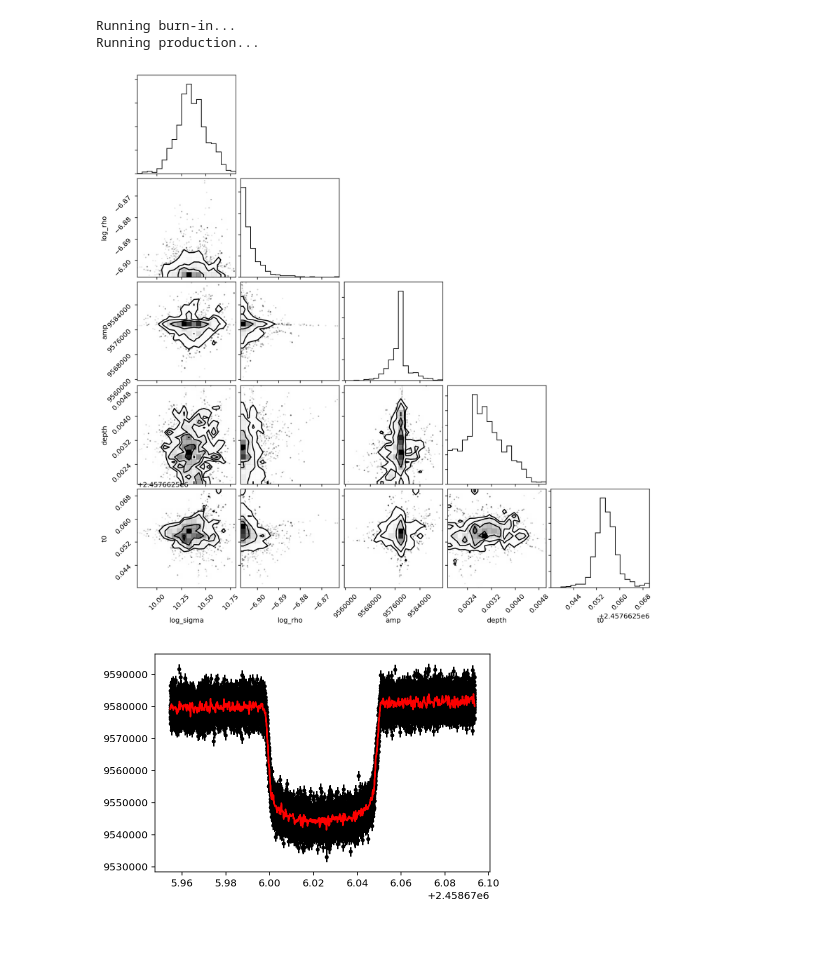
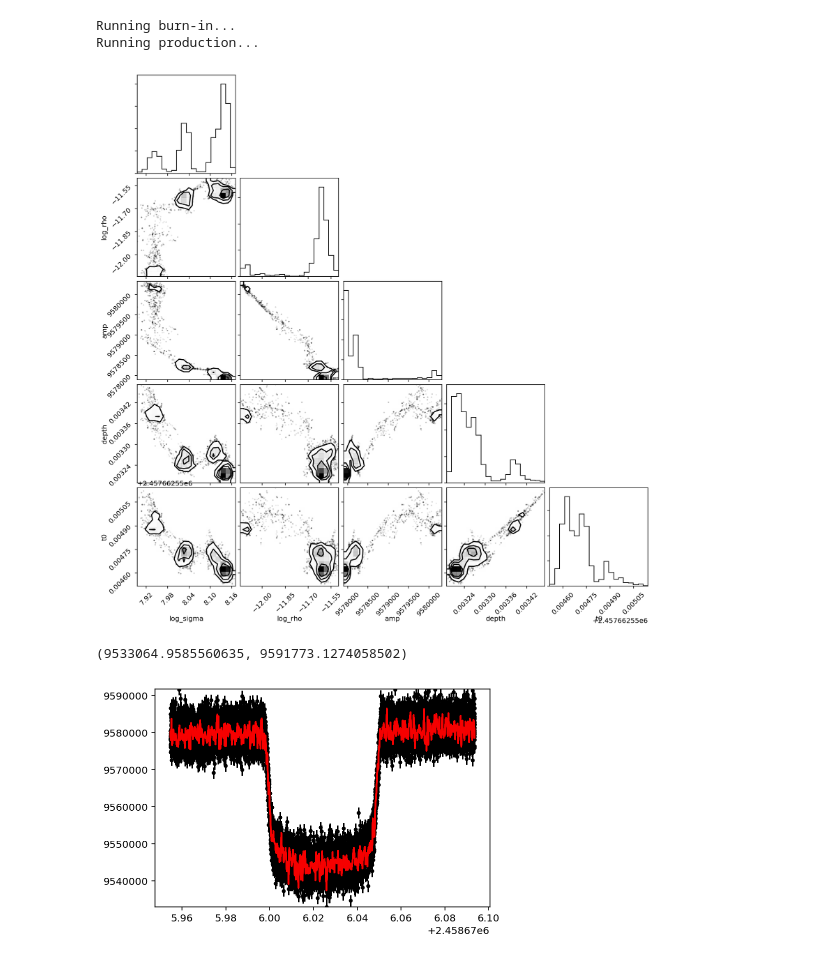
Before and after one commit to bmorris3/libra, a Jupyter notebook: notebooks/archive_fit.ipynb, the cells around one changed output. Saved outputs shown, nothing was run; the diff lists cells and outputs as text; code cells hidden in the pictures.

```diff
--- a/notebooks/archive_fit.ipynb
+++ b/notebooks/archive_fit.ipynb
@@ -54,6 +59,6 @@ with ObservationArchive(run_name, 'a') as obs:
         plt.plot(obs_time, obs_flux, '.')
 
         plt.plot(obs_time, model(result, planet, obs_time), '.')
-
+        mid_transit_answer = obs_planet.attrs['t0']
         plt.show()
 # %% [output]
@@ -161,7 +183,7 @@ yerr = obs_err/2
 
 # Set up the GP model
 kernel = terms.Matern32Term(log_sigma=np.log(obs_err.mean()), log_rho=np.log(0.01),
-                            bounds=dict(log_sigma=(None, None), log_rho=(np.log(0.001), np.log(5))))
+                            bounds=dict(log_sigma=(None, None), log_rho=(-50, None)))
 
 
 # kernel = terms.RealTerm(log_a=-5, log_c=-5)
@@ -212,15 +234,16 @@ def log_probability(params):
 
 initial = np.array(soln.x)
 ndim, nwalkers = len(initial), len(initial) * 2
-sampler = emcee.EnsembleSampler(nwalkers, ndim, log_probability)
+sampler = emcee.EnsembleSampler(nwalkers, ndim, log_probability,
+                                threads=8)
 
 print("Running burn-in...")
-p0 = initial + 1e-8 * np.random.randn(nwalkers, ndim)
-p0, lp, _ = sampler.run_mcmc(p0, 1000)
+p0 = initial + 1e-4 * np.random.randn(nwalkers, ndim)
+p0, lp, _ = sampler.run_mcmc(p0, 3000)
 
 print("Running production...")
 sampler.reset()
-sampler.run_mcmc(p0, 500);
+sampler.run_mcmc(p0, 1000);
 # %% [output]
 Running burn-in...
 Running production...
@@ -230,14 +253,16 @@ from corner import corner
 corner(sampler.flatchain, labels=['log_sigma', 'log_rho', 'amp', 'depth', 't0'])
 plt.show()
 # %% [output]
-[figure, old version]
+[figure, new version]
 # %%
 plt.errorbar(x, y, yerr=yerr, fmt=".k", zorder=-100)
 
 samples = sampler.flatchain
-for s in samples[np.random.randint(len(samples), size=24)]:
+for s in samples[np.random.randint(len(samples), size=300)]:
     gp.set_parameter_vector(s)
     mu = gp.predict(y, t, return_cov=False)
-    plt.plot(t, mu, color='r', alpha=0.3)
+    plt.plot(t, mu, color='r', alpha=0.1, zorder=100)
+plt.ylim([y.min(), y.max()])
 # %% [output]
+(9533064.9585560635, 9591773.1274058502)
-[figure, old version]
+[figure, new version]
```
Also changed, not shown: parts of 5 cells of this notebook.
